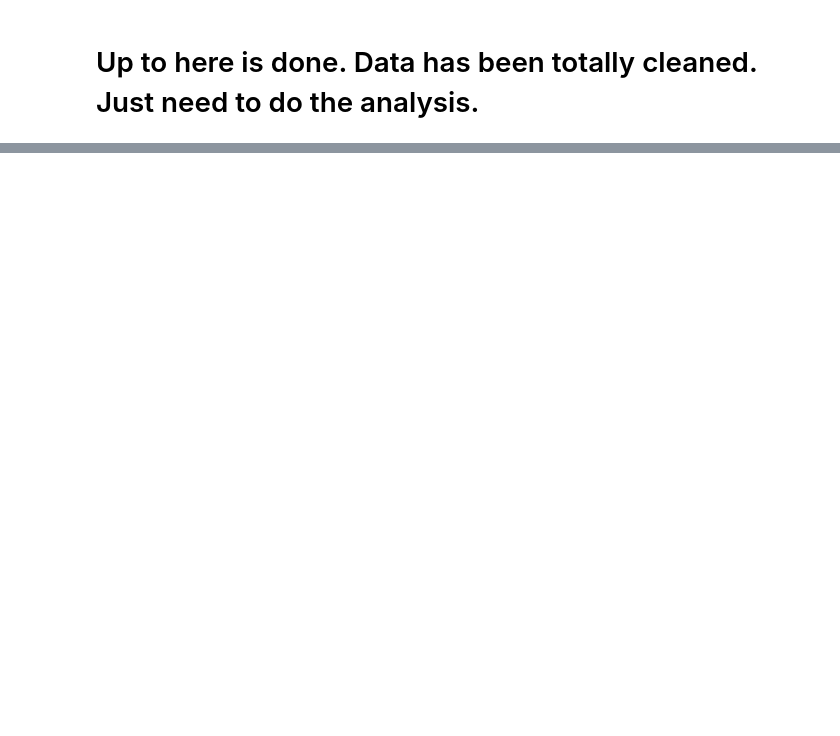
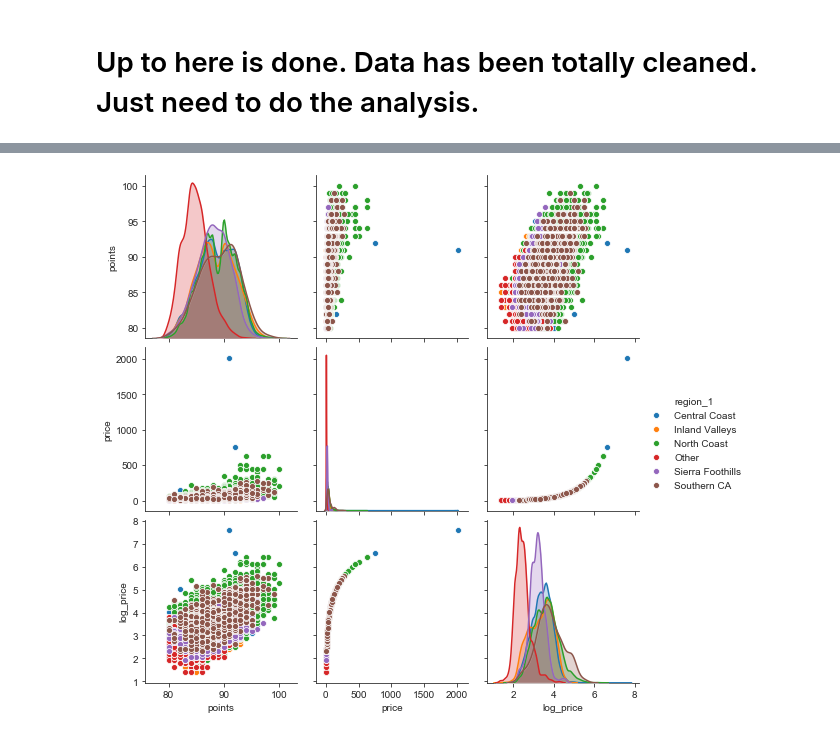
Before and after one commit to jpolakov/DS2_Group21_Project, a Jupyter notebook: Group21_Assignment.ipynb, the cells around one changed output, grey strips where cells are left out. Saved outputs shown, nothing was run; the diff lists cells and outputs as text; code cells hidden in the pictures; blank space fills up the shorter version.

```diff
--- a/Group21_Assignment.ipynb
+++ b/Group21_Assignment.ipynb
@@ -829,0 +766,6 @@ memory usage: 2.8+ MB
+# %%
+sns.axes_style("whitegrid")
+sns.set_style('ticks')
+sns.pairplot(Final_CAL_df, hue= 'region_1');
+# %% [output]
+[figure, added]
```
Also changed, not shown: parts of 67 cells of this notebook.
